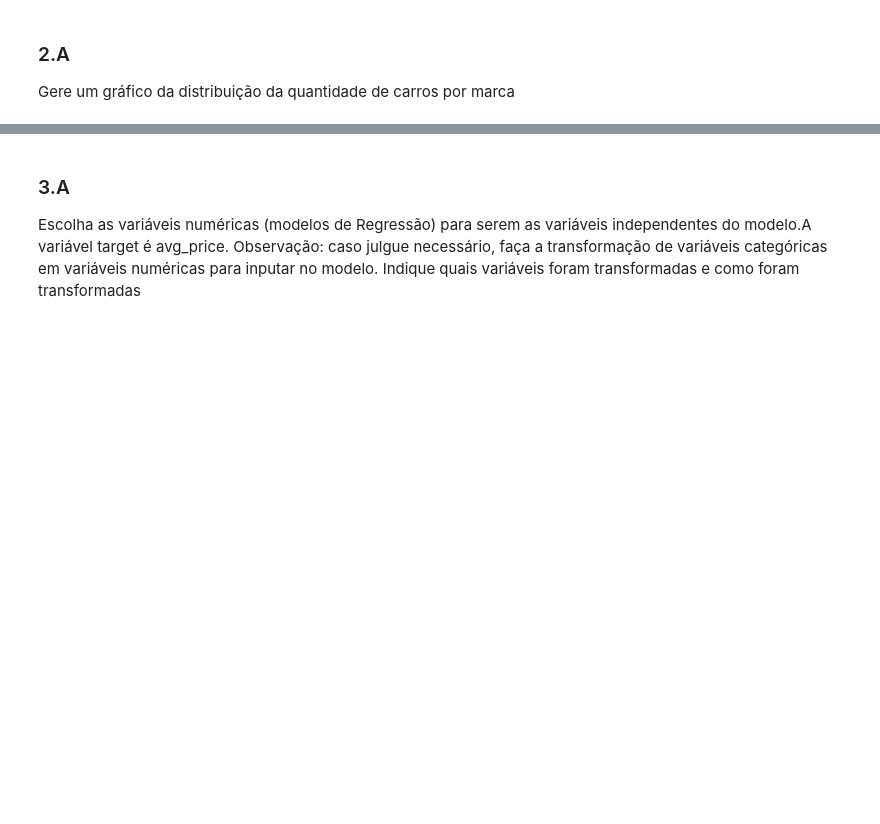
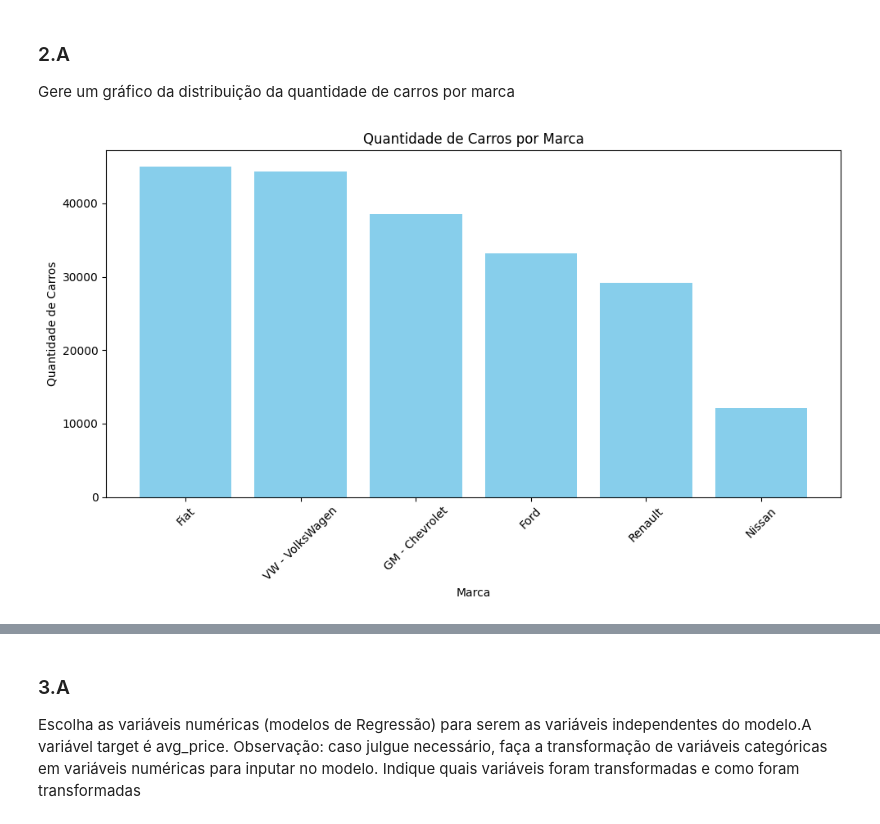
Before and after one commit to brunogalvao/python-ufpr, a Jupyter notebook: Trabalho LPA/Trabalho.ipynb, the cells around one changed output, grey strips where cells are left out. Cells and saved outputs as stored; diff of their text form; code cells hidden in the pictures; blank space fills up the shorter version.

```diff
--- a/Trabalho LPA/Trabalho.ipynb
+++ b/Trabalho LPA/Trabalho.ipynb
@@ -240,0 +262,25 @@ Gere um gráfico da distribuição da quantidade de carros por marca
+# %%
+# Contagem da quantidade de carros por marca
+qtda = dados_categoricos['brand'].value_counts()
+
+# Extrair as marcas e as quantidades de carros
+marcas = qtda.index.tolist()
+quantidades = qtda.values.tolist()
+
+# Criar o gráfico de barras
+plt.figure(figsize=(10, 6))
+plt.bar(marcas, quantidades, color='skyblue')
+
+# Adicionar título e rótulos dos eixos
+plt.title('Quantidade de Carros por Marca')
+plt.xlabel('Marca')
+plt.ylabel('Quantidade de Carros')
+
+# Rotacionar os rótulos do eixo x para facilitar a leitura
+plt.xticks(rotation=45)
+
+# Exibir o gráfico
+plt.tight_layout()
+plt.show()
+# %% [output]
+[figure, added]
```
Also changed, not shown: parts of 62 cells of this notebook, 2 other files.
